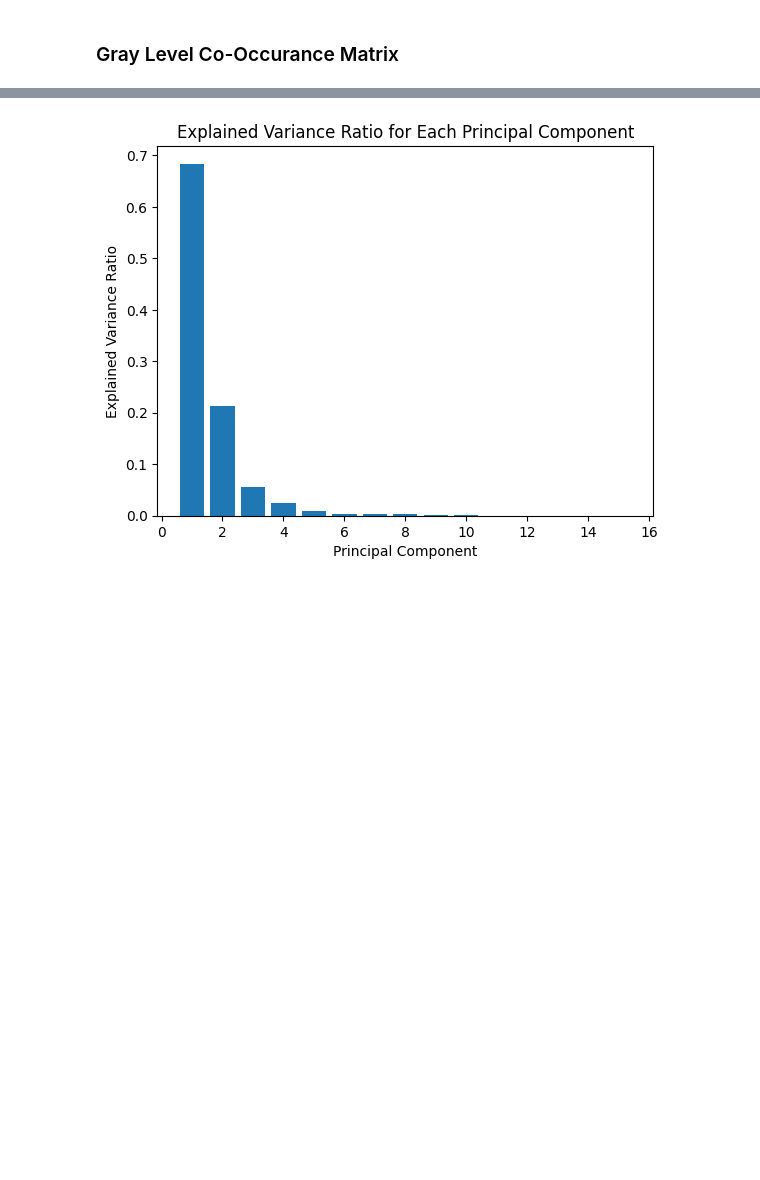
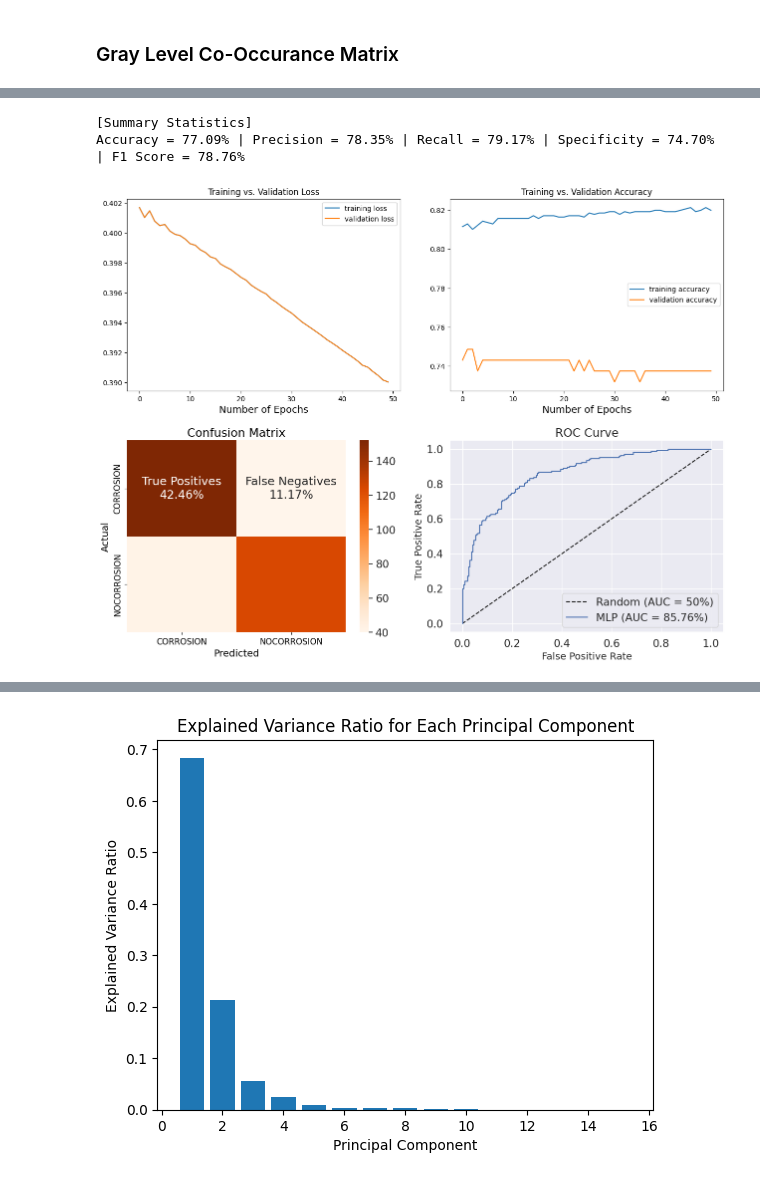
Before and after one commit to mizanulridhoaohana/feature-extraction, a Jupyter notebook: feature_extraction.ipynb, the cells around one changed output, grey strips where cells are left out. Cells and saved outputs as stored; diff of their text form; code cells hidden in the pictures; blank space fills up the shorter version.

```diff
--- a/feature_extraction.ipynb
+++ b/feature_extraction.ipynb
@@ -138,0 +313,6 @@ df_data.to_csv(new_csv_filename, index=False)
+# %%
+create_charts(mlp_classifier, X_train, y_train, X_test, y_test)
+# %% [output]
+[Summary Statistics]
+Accuracy = 77.09% | Precision = 78.35% | Recall = 79.17% | Specificity = 74.70% | F1 Score = 78.76%
+[figure, added]
```
Also changed, not shown: parts of 16 cells of this notebook, 3 other files.
